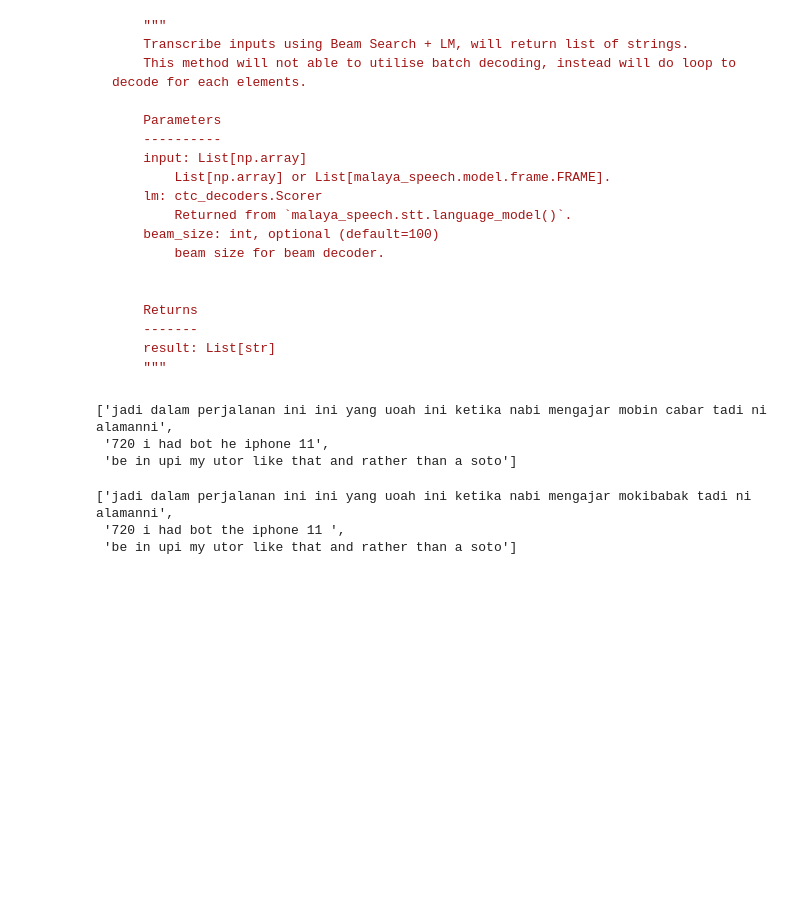
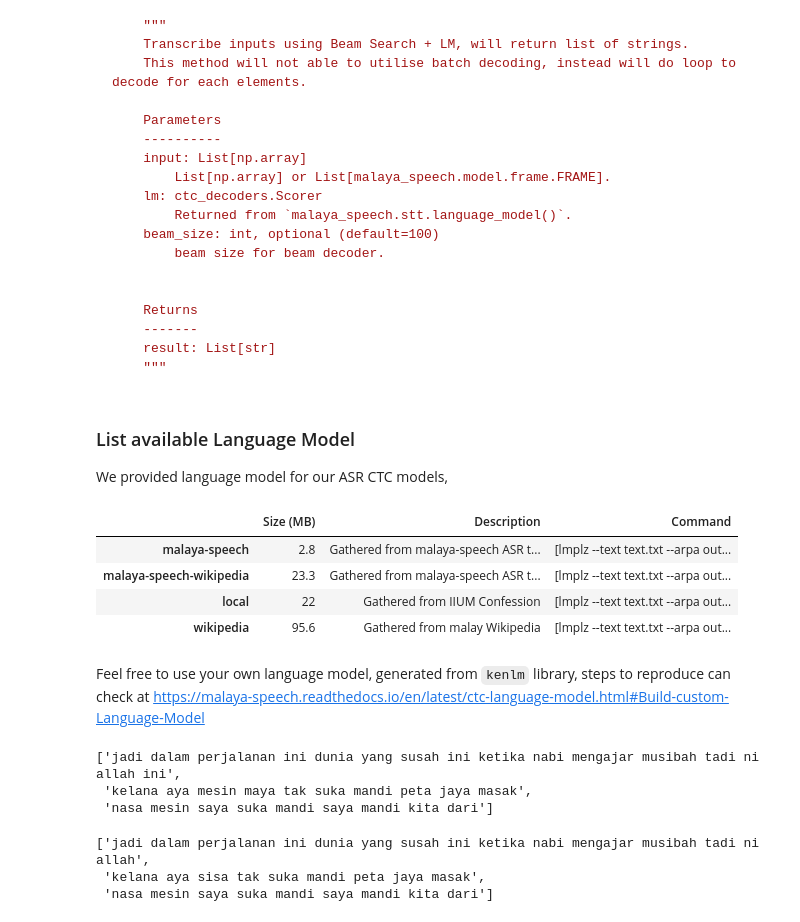
Before and after one commit to mesolitica/malaya-speech, a Jupyter notebook: docs/load-stt-ctc-model.ipynb, the cells around one changed output. Drawn from its saved outputs; the diff is of its cells as text; code cells hidden in the pictures; blank space fills up the shorter version.

````diff
--- a/docs/load-stt-ctc-model.ipynb
+++ b/docs/load-stt-ctc-model.ipynb
@@ -57,8 +53,8 @@ WARNING:root:Load quantized model will cause accuracy drop.
 ### Load sample
 # %%
 ceramah, sr = malaya_speech.load('speech/khutbah/wadi-annuar.wav')
-podcast1, sr = malaya_speech.load('speech/podcast/manglish-1.wav')
-podcast2, sr = malaya_speech.load('speech/podcast/manglish-3.wav')
+record1, sr = malaya_speech.load('speech/record/savewav_2020-11-26_22-36-06_294832.wav')
+record2, sr = malaya_speech.load('speech/record/savewav_2020-11-26_22-40-56_929661.wav')
 # %%
 import IPython.display as ipd
 
@@ -145,17 +139,31 @@ def predict_lm(self, inputs, lm, beam_size: int = 100, **kwargs):
     result: List[str]
     """
 ```
+# %% [markdown]
+### List available Language Model
+
+We provided language model for our ASR CTC models,
+# %%
+malaya_speech.stt.available_language_model()
+# %% [output]
+|  | Size (MB) | Description | Command |
+| malaya-speech | 2.8 | Gathered from malaya-speech ASR t... | [lmplz --text text.txt --arpa out... |
+| malaya-speech-wikipedia | 23.3 | Gathered from malaya-speech ASR t... | [lmplz --text text.txt --arpa out... |
+| local | 22 | Gathered from IIUM Confession | [lmplz --text text.txt --arpa out... |
+| wikipedia | 95.6 | Gathered from malay Wikipedia | [lmplz --text text.txt --arpa out... |
+# %% [markdown]
+Feel free to use your own language model, generated from `kenlm` library, steps to reproduce can check at https://malaya-speech.readthedocs.io/en/latest/ctc-language-model.html#Build-custom-Language-Model
 # %%
 lm = malaya_speech.stt.language_model(model = 'malaya-speech-wikipedia')
 # %%
-model.predict_lm([ceramah, podcast1, podcast2], lm)
+model.predict_lm([ceramah, record1, record2], lm)
 # %% [output]
-['jadi dalam perjalanan ini ini yang uoah ini ketika nabi mengajar mobin cabar tadi ni alamanni',
- '720 i had bot he iphone 11',
- 'be in upi my utor like that and rather than a soto']
+['jadi dalam perjalanan ini dunia yang susah ini ketika nabi mengajar musibah tadi ni allah ini',
+ 'kelana aya mesin maya tak suka mandi peta jaya masak',
+ 'nasa mesin saya suka mandi saya mandi kita dari']
 # %%
-quantized_model.predict_lm([ceramah, podcast1, podcast2], lm)
+quantized_model.predict_lm([ceramah, record1, record2], lm)
 # %% [output]
-['jadi dalam perjalanan ini ini yang uoah ini ketika nabi mengajar mokibabak tadi ni alamanni',
- '720 i had bot the iphone 11 ',
- 'be in upi my utor like that and rather than a soto']
+['jadi dalam perjalanan ini dunia yang susah ini ketika nabi mengajar musibah tadi ni allah',
+ 'kelana aya sisa tak suka mandi peta jaya masak',
+ 'nasa mesin saya suka mandi saya mandi kita dari']
````
Also changed, not shown: parts of 7 cells of this notebook, 24 other files.
